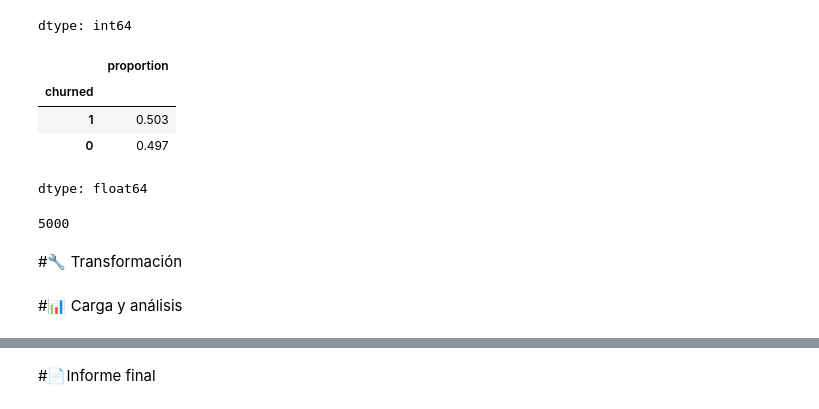
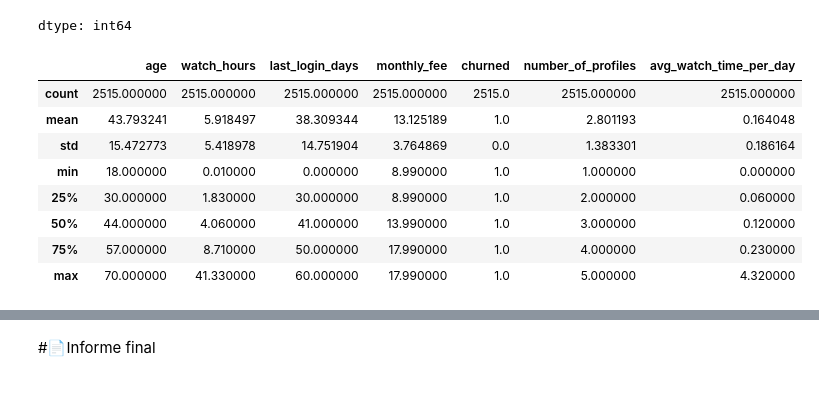
Before and after one commit to SebaDiezV/Hackaton_NoCountry_Equipo_65, a Jupyter notebook: Netflix_customer_churn.ipynb, the cells around one changed output, grey strips where cells are left out. Saved outputs shown, nothing was run; the diff lists cells and outputs as text; code cells hidden in the pictures.

```diff
--- a/Netflix_customer_churn.ipynb
+++ b/Netflix_customer_churn.ipynb
@@ -44,21 +123,19 @@ df['churned'].value_counts()
 | 1 | 2515 |
 | 0 | 2485 |
 dtype: int64
-# %%
-# Relación churn = 1 respecto chrun = o
-df['churned'].value_counts(normalize=True)
-# %% [output]
-|  | proportion |
-| churned |  |
-| 1 | 0.503 |
-| 0 | 0.497 |
-dtype: float64
-# %%
-#Numero de filas
-df.shape[0]
-# %% [output]
-5000
-# %% [markdown]
-#🔧 Transformación
-# %% [markdown]
-#📊 Carga y análisis
+# %%
+# Analisis de los usuarios que se salieron
+df_si_churned = df[df['churned'] == 1].copy()
+# %%
+# Analisis de los usuarios que se salieron
+df_si_churned.describe()
+# %% [output]
+|  | age | watch_hours | last_login_days | monthly_fee | churned | number_of_profiles | avg_watch_time_per_day |
+| count | 2515.000000 | 2515.000000 | 2515.000000 | 2515.000000 | 2515.0 | 2515.000000 | 2515.000000 |
+| mean | 43.793241 | 5.918497 | 38.309344 | 13.125189 | 1.0 | 2.801193 | 0.164048 |
+| std | 15.472773 | 5.418978 | 14.751904 | 3.764869 | 0.0 | 1.383301 | 0.186164 |
+| min | 18.000000 | 0.010000 | 0.000000 | 8.990000 | 1.0 | 1.000000 | 0.000000 |
+| 25% | 30.000000 | 1.830000 | 30.000000 | 8.990000 | 1.0 | 2.000000 | 0.060000 |
+| 50% | 44.000000 | 4.060000 | 41.000000 | 13.990000 | 1.0 | 3.000000 | 0.120000 |
+| 75% | 57.000000 | 8.710000 | 50.000000 | 17.990000 | 1.0 | 4.000000 | 0.230000 |
+| max | 70.000000 | 41.330000 | 60.000000 | 17.990000 | 1.0 | 5.000000 | 4.320000 |
```
Also changed, not shown: parts of 38 cells of this notebook.
